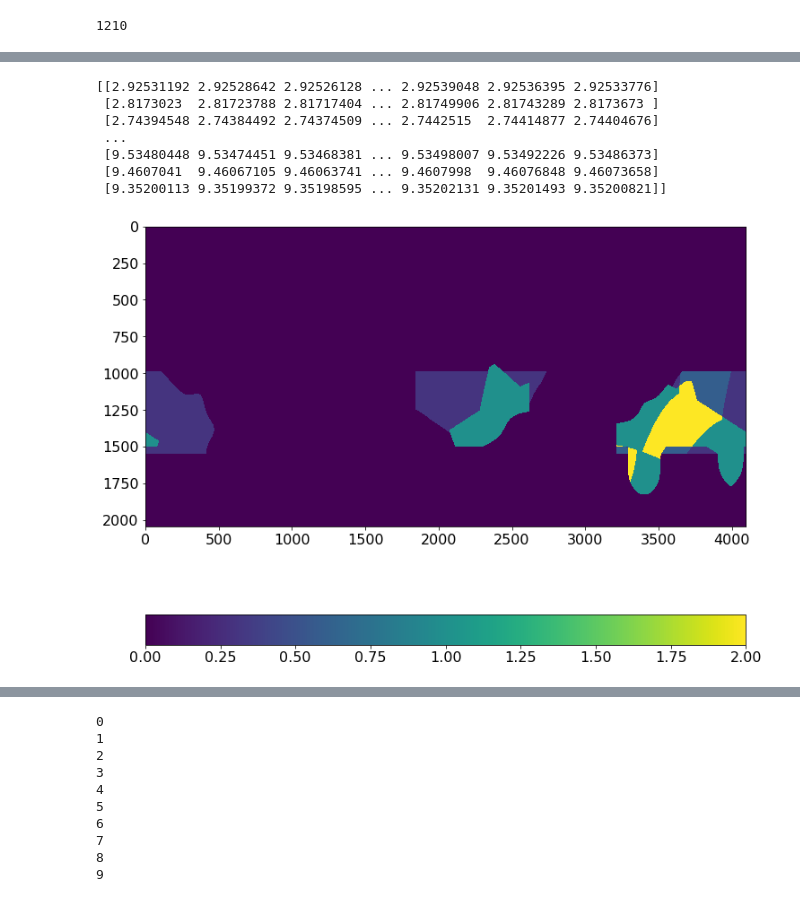
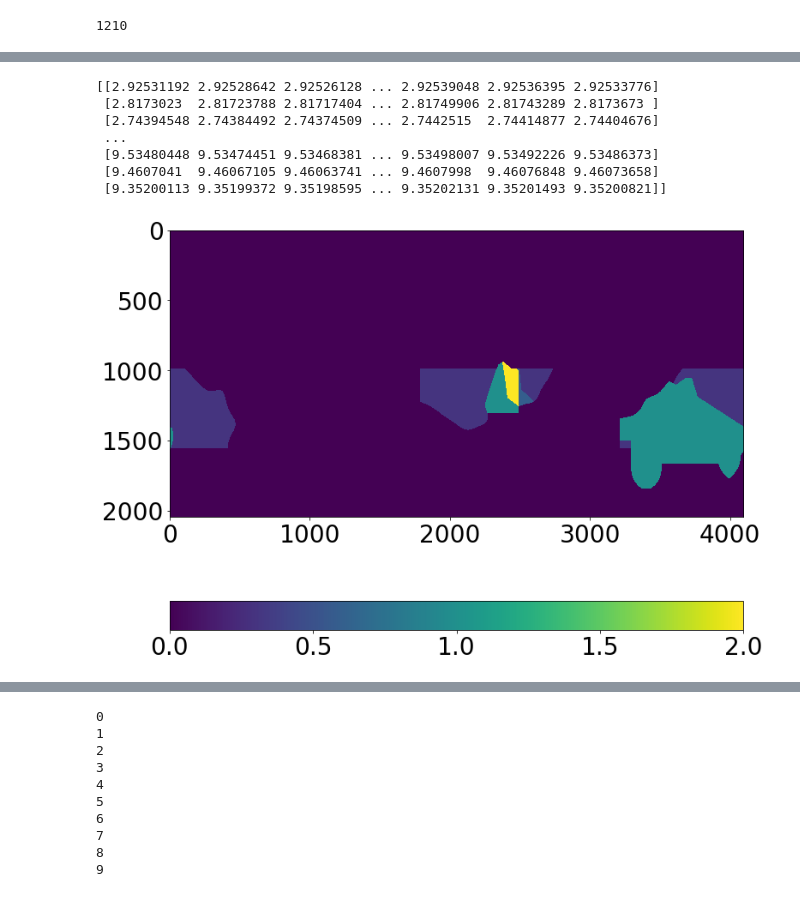
Before and after one commit to hirata10/RomanHLWASTools, a Jupyter notebook: surveyscript/tiling.ipynb, the cells around one changed output, grey strips where cells are left out. Saved outputs shown, nothing was run; the diff lists cells and outputs as text; code cells hidden in the pictures.

Commit message:
Dec 6 update to the footprint

```diff
--- a/surveyscript/tiling.ipynb
+++ b/surveyscript/tiling.ipynb
@@ -164,7 +169,7 @@ plt.show()
 # sin chi = -tan beta * cot epsilon
 chi_bdy = 13.*deg
 delta_eps_target = 30.*deg # epsilon - pi/2 in the equator
-bcrit = 50.*deg
+bcrit = 45.*deg
 F = numpy.where(numpy.abs(beta)<bcrit, 1., -1.)
 chi = -F*numpy.arcsin(numpy.clip(numpy.tan(numpy.clip(beta,-1.5,1.5))*numpy.tan(delta_eps_target), -numpy.sin(chi_bdy), numpy.sin(chi_bdy)))
 epsilon = numpy.pi/2 + numpy.clip(numpy.arctan2(-numpy.sin(chi)*numpy.cos(beta)*beta,numpy.sin(beta)*beta),-delta_eps_target,delta_eps_target)
@@ -242,23 +247,30 @@ footprint[0,:,:] = numpy.where(numpy.logical_and.reduce((numpy.abs(RA-90*deg)<12
 # spectro tier
 footprint[1,:,:] = numpy.where(numpy.logical_and.reduce((beta<-20*deg,Dec>-28*deg)), 1, 0) * footprint[0,:,:]
 # include links to deep fields
-footprint[1,:,:] = numpy.where(numpy.logical_and.reduce((beta>-25*deg,Dec<-2*deg,numpy.abs(lamb-31.04*deg)<1*deg+(-14*deg-beta))), footprint[0,:,:], footprint[1,:,:])
-footprint[1,:,:] = numpy.where(numpy.logical_and.reduce((beta>-25*deg,numpy.abs(lamb-153.*deg)<1*deg+.9*(-6*deg-beta))), footprint[0,:,:], footprint[1,:,:])
+footprint[1,:,:] = numpy.where(numpy.logical_and.reduce((beta>-25*deg,Dec<-2*deg,numpy.abs(lamb-31.04*deg)<1.*deg+1.1*(-14*deg-beta))), footprint[0,:,:], footprint[1,:,:])
+footprint[1,:,:] = numpy.where(numpy.logical_and.reduce((beta>-25*deg,numpy.abs(lamb-153.*deg)<1*deg+1.2*(-6*deg-beta))), footprint[0,:,:], footprint[1,:,:])
 footprint[1,:,:] = numpy.where(numpy.logical_and.reduce((Dec<-25*deg,numpy.abs(RA-53.12*deg)<1*deg+(32*deg+Dec))), footprint[0,:,:], footprint[1,:,:])
 footprint[1,:,:] = numpy.where(numpy.logical_and.reduce((beta<-20*deg, Dec>-47.*deg, Dec<-25*deg, numpy.cos(RA-9.44*deg)>numpy.cos(8*deg*numpy.tanh(1.4*(Dec+47.5*deg)/(10*deg))))), 1, footprint[1,:,:])
 footprint[1,:,:] = numpy.where(numpy.logical_and.reduce((beta>-35*deg, beta<-20*deg, numpy.abs(lamb-20*deg)<20*deg)), footprint[0,:,:],footprint[1,:,:])
-footprint[1,:,:] = numpy.where(numpy.logical_and.reduce((Dec>-51.5*deg, Dec<-26*deg, numpy.cos(RA-61.24*deg)>numpy.cos(10*deg*numpy.tanh(1.4*(Dec+53.5*deg)/(10*deg))))), 1, footprint[1,:,:])
+footprint[1,:,:] = numpy.where(numpy.logical_and.reduce((Dec>-53.5*deg, Dec<-26*deg, numpy.cos(RA-61.24*deg)>numpy.cos(10*deg*numpy.tanh(1.4*(Dec+55.5*deg)/(10*deg))))), 1, footprint[1,:,:])
+footprint[1,:,:] = numpy.where(numpy.logical_and.reduce((RA>12*deg,RA<60*deg,Dec<-20*deg,Dec>-39.1*deg)), 1, footprint[1,:,:])
 # cut out corner
 footprint[1,:,:] = numpy.where(numpy.abs(lamb-330*deg)<12*deg,0,footprint[1,:,:])
-footprint[1,:,:] = numpy.where(numpy.abs(lamb-195*deg)<8*deg,0,footprint[1,:,:])
-footprint[1,:,:] = numpy.where(numpy.abs(RA-110*deg)<20*deg,0,footprint[1,:,:])
-
+footprint[1,:,:] = numpy.where(numpy.abs(lamb-185*deg)<16*deg,0,footprint[1,:,:])
+footprint[1,:,:] = numpy.where(numpy.logical_and.reduce((numpy.abs(RA-150*deg)<40*deg,Dec<-16*deg)),0,footprint[1,:,:])
+footprint[1,:,:] = numpy.where(numpy.abs(RA-116.5*deg)<25*deg,0,footprint[1,:,:])
+footprint[1,:,:] = numpy.where(RA>340*deg,0,footprint[1,:,:])
+footprint[1,:,:] = numpy.where(RA<0.5*deg,0,footprint[1,:,:])
+# include Sculptor in medium
+muSculptor = numpy.cos(Dec)*numpy.cos(-25.3*deg)*numpy.cos(RA-11.9*deg) + numpy.sin(Dec)*numpy.sin(-25.3*deg)
+footprint[1,:,:] = numpy.where(numpy.logical_and(muSculptor>1.-2/41253.*500.,beta<-20*deg),1,footprint[1,:,:])
+del muSculptor
 
 
 # cut out the 'worst' area from wide
 footprint[0,:,:] = numpy.where(numpy.logical_and.reduce((footprint[1,:,:]==0,EBV_sm>0.056)), 0, footprint[0,:,:])
-footprint[0,:,:] = numpy.where(numpy.logical_and.reduce((footprint[1,:,:]==0,Dec<-31*deg)), 0, footprint[0,:,:])
-footprint[0,:,:] = numpy.where(numpy.logical_and.reduce((footprint[1,:,:]==0,numpy.abs(RA-218*deg)<20*deg)), 0, footprint[0,:,:])
+footprint[0,:,:] = numpy.where(numpy.logical_and.reduce((footprint[1,:,:]==0,Dec<-31.6*deg)), 0, footprint[0,:,:])
+footprint[0,:,:] = numpy.where(numpy.logical_and.reduce((footprint[1,:,:]==0,numpy.abs(RA-223.*deg)<20*deg)), 0, footprint[0,:,:])
 
 
 # a square for test
@@ -267,7 +279,15 @@ footprint[0,:,:] = numpy.where(numpy.logical_and.reduce((footprint[1,:,:]==0,num
 # now remove repetition of footprint
 footprint[0,:,:] = footprint[0,:,:]*(1-footprint[1,:,:])
 
+fpN = footprint*numpy.where(0.8899741598379232*numpy.cos(Dec)*numpy.cos(RA-192.85*deg) + 0.45601095910162387*numpy.sin(Dec)>0,1,0)[None,:,:]
 Area = numpy.mean(footprint,axis=(1,2))*skyAreaD
-print(Area)
+print('total areas', Area)
 print(numpy.cumsum(Area[::-1])[::-1])
+AreaN = numpy.mean(fpN,axis=(1,2))*skyAreaD
+print('Northern Cap', AreaN)
+print(numpy.cumsum(AreaN[::-1])[::-1])
+for dcut in [-40,-30,-20]:
+    AreaDe = numpy.mean(footprint*numpy.where(Dec>dcut*deg,1,0)[None,:,:],axis=(1,2))*skyAreaD
+    print(f'> {dcut} deg', AreaDe)
+    print(numpy.cumsum(AreaDe[::-1])[::-1])
 # %% [output]
@@ -400,24 +427,25 @@ w.wcs.ctype = ["RA---CEA", "DEC--CEA"]
 outimage = footprint[0,:,:]+2*footprint[1,:,:]+numpy.minimum(EBV,.2)*3
 fits.PrimaryHDU(outimage[::-1,:], header=w.to_header()).writeto('footprint.fits', overwrite=True)
 # %%
-# display map of observations in month n
+# display map of observations between month_min and month_max
 plt.rcParams['figure.figsize'] = [12,12]
 print(12*tSun_trail)
-n=8
-c1 = numpy.where(numpy.logical_and.reduce((12*tSun_trail>=n-1,12*tSun_trail<n)),1,0)
-c2 = numpy.where(numpy.logical_and.reduce((12*tSun_lead>=n-1,12*tSun_lead<n)),1,0)
+month_min=3.333
+month_max=3.667
+c1 = numpy.where(numpy.logical_and.reduce((12*tSun_trail>=month_min,12*tSun_trail<month_max)),1,0)
+c2 = numpy.where(numpy.logical_and.reduce((12*tSun_lead>=month_min,12*tSun_lead<month_max)),1,0)
 plt.imshow((footprint[1,:,:]+.3*footprint[0,:,:])*(1+c1+c2), interpolation='nearest')
 plt.colorbar(orientation='horizontal')
 plt.show()
 # %% [output]
 [[2.92531192 2.92528642 2.92526128 ... 2.92539048 2.92536395 2.92533776]
  [2.8173023  2.81723788 2.81717404 ... 2.81749906 2.81743289 2.8173673 ]
  [2.74394548 2.74384492 2.74374509 ... 2.7442515  2.74414877 2.74404676]
  ...
  [9.53480448 9.53474451 9.53468381 ... 9.53498007 9.53492226 9.53486373]
  [9.4607041  9.46067105 9.46063741 ... 9.4607998  9.46076848 9.46073658]
  [9.35200113 9.35199372 9.35198595 ... 9.35202131 9.35201493 9.35200821]]
-[figure, old version]
+[figure, new version]
 # %%
 # check roll angles
 # North & EAst directions
```
Also changed, not shown: parts of 37 cells of this notebook, 2 other files.
